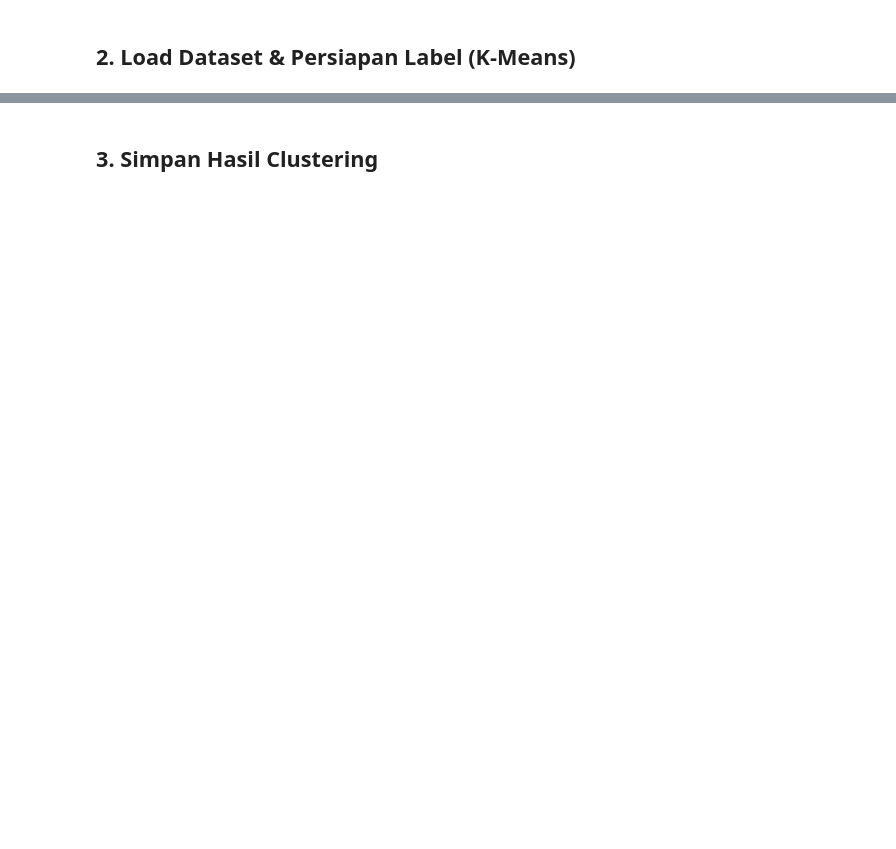
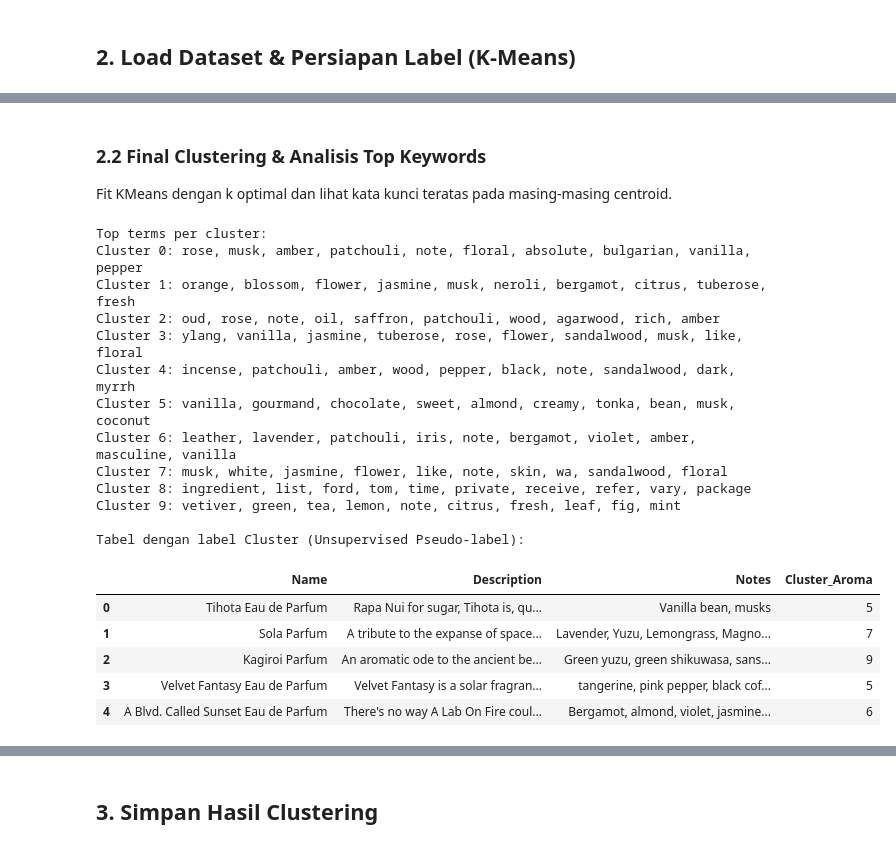
Before and after one commit to desales24/Tugas-Akhir-ML, a Jupyter notebook: minyak_wangi/kmeans_parfum.ipynb, the cells around one changed output, grey strips where cells are left out. Saved outputs shown, nothing was run; the diff lists cells and outputs as text; code cells hidden in the pictures; blank space fills up the shorter version.

```diff
--- a/minyak_wangi/kmeans_parfum.ipynb
+++ b/minyak_wangi/kmeans_parfum.ipynb
@@ -38,0 +101,39 @@ UnicodeDecodeError: 'utf-8' codec can't decode byte 0x85 in position 24088: inva
+# %% [markdown]
+### 2.2 Final Clustering & Analisis Top Keywords
+Fit KMeans dengan k optimal dan lihat kata kunci teratas pada masing-masing centroid.
+# %%
+# Fit K-Means Final
+kmeans_final = KMeans(n_clusters=optimal_k, random_state=42, n_init=10)
+df['Cluster_Aroma'] = kmeans_final.fit_predict(X_unsupervised)
+
+# Menampilkan top keywords untuk penamaan klaster
+print("Top terms per cluster:")
+order_centroids = kmeans_final.cluster_centers_.argsort()[:, ::-1]
+terms = tfidf_kmeans.get_feature_names_out()
+
+for i in range(optimal_k):
+    top_terms = [terms[ind] for ind in order_centroids[i, :10]]
+    print(f"Cluster {i}: {', '.join(top_terms)}")
+
+print("\nTabel dengan label Cluster (Unsupervised Pseudo-label):")
+display(df[['Name', 'Description', 'Notes', 'Cluster_Aroma']].head())
+# %% [output]
+Top terms per cluster:
+Cluster 0: rose, musk, amber, patchouli, note, floral, absolute, bulgarian, vanilla, pepper
+Cluster 1: orange, blossom, flower, jasmine, musk, neroli, bergamot, citrus, tuberose, fresh
+Cluster 2: oud, rose, note, oil, saffron, patchouli, wood, agarwood, rich, amber
+Cluster 3: ylang, vanilla, jasmine, tuberose, rose, flower, sandalwood, musk, like, floral
+Cluster 4: incense, patchouli, amber, wood, pepper, black, note, sandalwood, dark, myrrh
+Cluster 5: vanilla, gourmand, chocolate, sweet, almond, creamy, tonka, bean, musk, coconut
+Cluster 6: leather, lavender, patchouli, iris, note, bergamot, violet, amber, masculine, vanilla
+Cluster 7: musk, white, jasmine, flower, like, note, skin, wa, sandalwood, floral
+Cluster 8: ingredient, list, ford, tom, time, private, receive, refer, vary, package
+Cluster 9: vetiver, green, tea, lemon, note, citrus, fresh, leaf, fig, mint
+
+Tabel dengan label Cluster (Unsupervised Pseudo-label):
+|  | Name | Description | Notes | Cluster_Aroma |
+| 0 | Tihota Eau de Parfum | Rapa Nui for sugar, Tihota is, qu... | Vanilla bean, musks | 5 |
+| 1 | Sola Parfum | A tribute to the expanse of space... | Lavender, Yuzu, Lemongrass, Magno... | 7 |
+| 2 | Kagiroi Parfum | An aromatic ode to the ancient be... | Green yuzu, green shikuwasa, sans... | 9 |
+| 3 | Velvet Fantasy Eau de Parfum | Velvet Fantasy is a solar fragran... | tangerine, pink pepper, black cof... | 5 |
+| 4 | A Blvd. Called Sunset Eau de Parfum | There's no way A Lab On Fire coul... | Bergamot, almond, violet, jasmine... | 6 |
```
Also changed, not shown: parts of 7 cells of this notebook, 3 other files.
